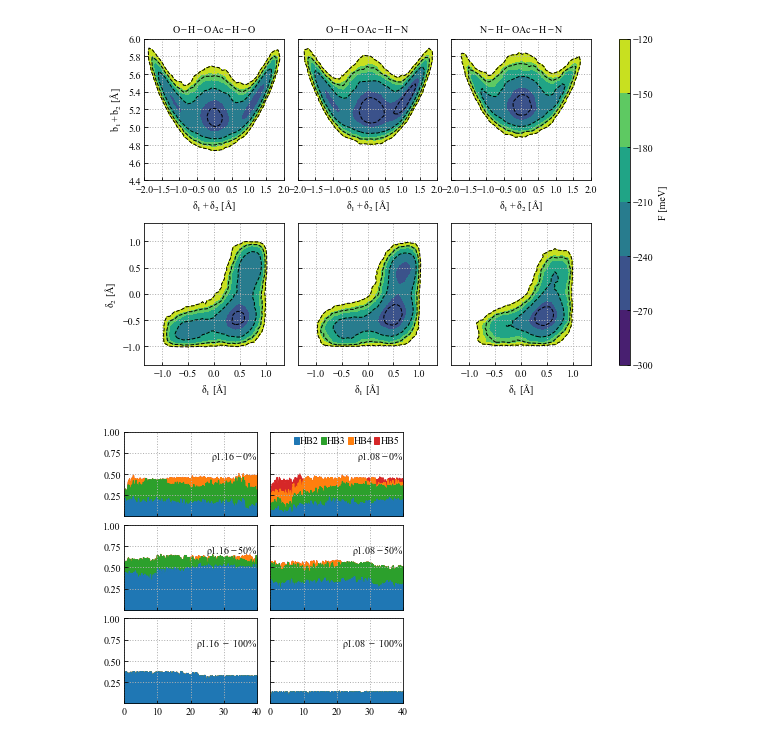
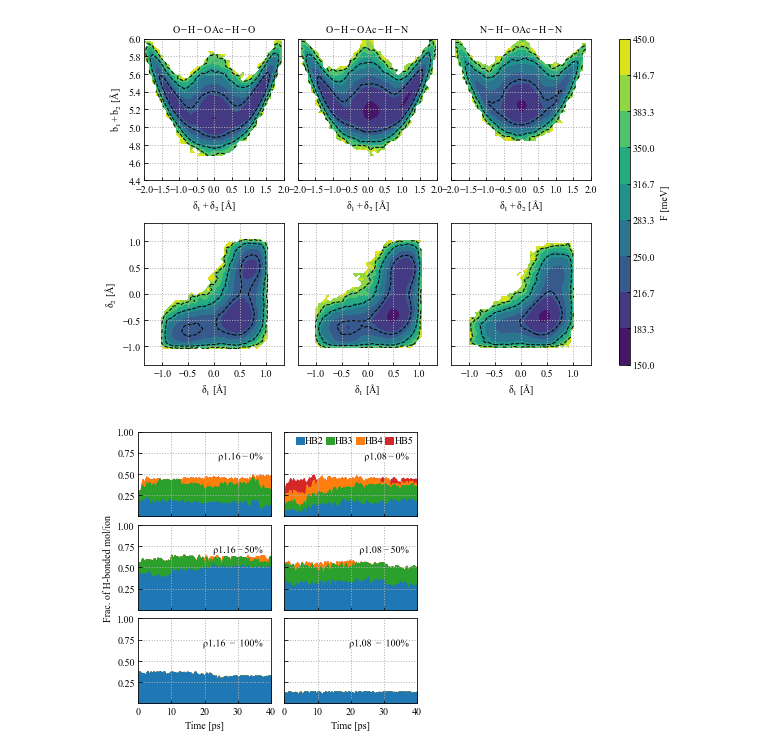
Before and after one commit to yqshao-archive/pils, a Jupyter notebook: notebooks/structure_plots.ipynb, the cells around one changed output. Drawn from its saved outputs; the diff is of its cells as text; code cells hidden in the pictures.

```diff
--- a/notebooks/structure_plots.ipynb
+++ b/notebooks/structure_plots.ipynb
@@ -10,25 +10,23 @@ f, axs = plt.subplots(2, 3, figsize=[10, 6], sharey="row", sharex="row")
 
 all_xax = np.concatenate(
     [np.load(fname) for fname in glob("../analyses/hbonds/nvt-*/*/xax.npy")],
+    #[np.load(fname) for fname in glob("../analyses/hbonds/al-adam-gen3/nvt-340k-100ps/*/xax.npy")],
     axis=0,
 )
-
+all_count = all_xax.shape[0]
 
 for ((ax1, ax2), name, i) in zip(axs.T, ["aaa", "aab", "bab"], [0.0, 1.0, 2.0]):
     this_xax = all_xax[all_xax[:, 0] == i]
-
     def hist2contour(ax, x, y):
         h, xedges, yedges = np.histogram2d(x, y, bins=40)
-        pmf = - np.ma.log(h.T) * 8.617e-5 * 340 * 1000
+        pmf = - np.ma.log(h.T/all_count) * 8.617e-5 * 340 * 1000
         xbins = xedges[:-1] + (xedges[1] - xedges[0]) / 2
         ybins = yedges[:-1] + (yedges[1] - yedges[0]) / 2
-        level1 = np.arange(-300, -119,30)
-        level2 = np.linspace(-300,-120,5)
-
+        level1 = np.linspace(150, 450, 10)
+        level2 = np.linspace(150, 450, 5)
         c = ax.contourf(xbins, ybins, pmf, level1,)
         ax.contour(xbins, ybins, pmf, level2, colors="k", linewidths=1, linestyles='--')
         return c
-
     ax1.set_xlim(-2, 2)
     ax1.set_ylim(4.4, 6)
     ax2.set_xlim(-1.35, 1.35)
@@ -53,35 +51,43 @@ f.colorbar(c, ax=axs.flatten().tolist(), aspect=30, label='F [meV]')
 axs[0,0].set_title('$O-H-OAc-H-O$',fontsize=10)
 axs[0,1].set_title('$O-H-OAc-H-N$',fontsize=10)
 axs[0,2].set_title('$N-H-OAc-H-N$',fontsize=10)
-plt.savefig('pt_pmf.pdf')
+plt.savefig('pt-pmf-cp2k.png')
 # %% [output]
-[figure, old version]
+[figure, new version]
 # %%
 from scipy.signal import savgol_filter
+import matplotlib.patheffects as pe
 
 f, axs = plt.subplots(3,2, figsize=[5,5], sharex=True, sharey=True)
-stride = 10
+stride = 20
 
 for rho, col, t1 in zip(['rho1.1551', 'rho1.0753'], axs.T, [r'$\rho1.16',r'$\rho1.08']):
+
     for tag, ax, t2 in zip(['a32b32i0','a16b16i16','a0b0i32'], col, ['-0\%$', '-50\%$', '~-~100\%$']):
         ener = np.concatenate([np.loadtxt(f'../trajs/cp2k/nvt-{seg}-{seg+10}ps/hoac-c1im-{tag}-{rho}/cp2k-md-1.ener') for seg in [0,10,20,30]],axis=0)
         traj = np.concatenate([np.load(f'../analyses/hbonds/nvt-{seg}-{seg+10}ps/hoac-c1im-{tag}-{rho}/pop.npy') for seg in [0,10,20,30]],axis=0)
         traj = traj[::stride]
         ener = ener[::stride]
         t = ener[:,1]/1000
         pot = ener[:,4]/640*27.2114
-        ax.text(1,0.7, t1+t2,transform=ax.transAxes, va='center', ha='right')
+        # for the HB population
         hbpop = traj[:,4:].cumsum(axis=1)/64.
         hbpop = np.apply_along_axis(lambda m: savgol_filter(m, 101, 3), axis=0, arr=hbpop)
         handles = [ax.fill_between(t, x, color=color, alpha=1) for x, color in
                    list(zip(hbpop.T, ['tab:blue', 'tab:green', 'tab:orange', 'tab:red']))[::-1]]
+        # for the plot
+        ax.text(0.95,0.7, t1+t2,transform=ax.transAxes, va='center', ha='right',
+                path_effects=[pe.withStroke(linewidth=3, foreground='w')])
         ax.grid(lw=1, ls=':')
+axs[1,0].set_ylabel('Frac. of H-bonded mol/ion')
+axs[-1,0].set_xlabel('Time [ps]')
+axs[-1,1].set_xlabel('Time [ps]')
 
 axs[0,1].legend(handles[::-1], [f'HB{i+2}' for i in range(len(handles))],
-                handlelength=0.5, ncol=4, columnspacing=0.2, handletextpad=0.1, borderaxespad=0)
+                handlelength=0.8, ncol=4, columnspacing=0.2, handletextpad=0.1, borderaxespad=0)
 ax.set_ylim(0.001,1)
 ax.set_xlim(0,40)
 plt.subplots_adjust(wspace=0.1, hspace=0.1)
-plt.savefig('hbnet.pdf')
+plt.savefig('hbnet-cp2k.png')
 # %% [output]
-[figure, old version]
+[figure, new version]
```
Also changed, not shown: parts of 1 cell of this notebook, 1 other file.
